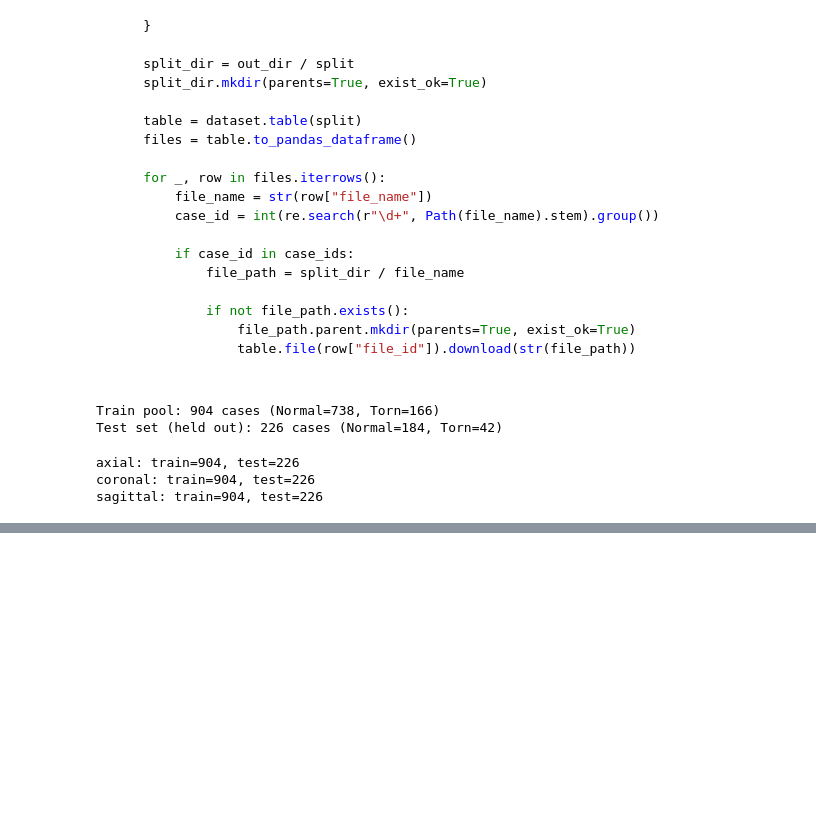
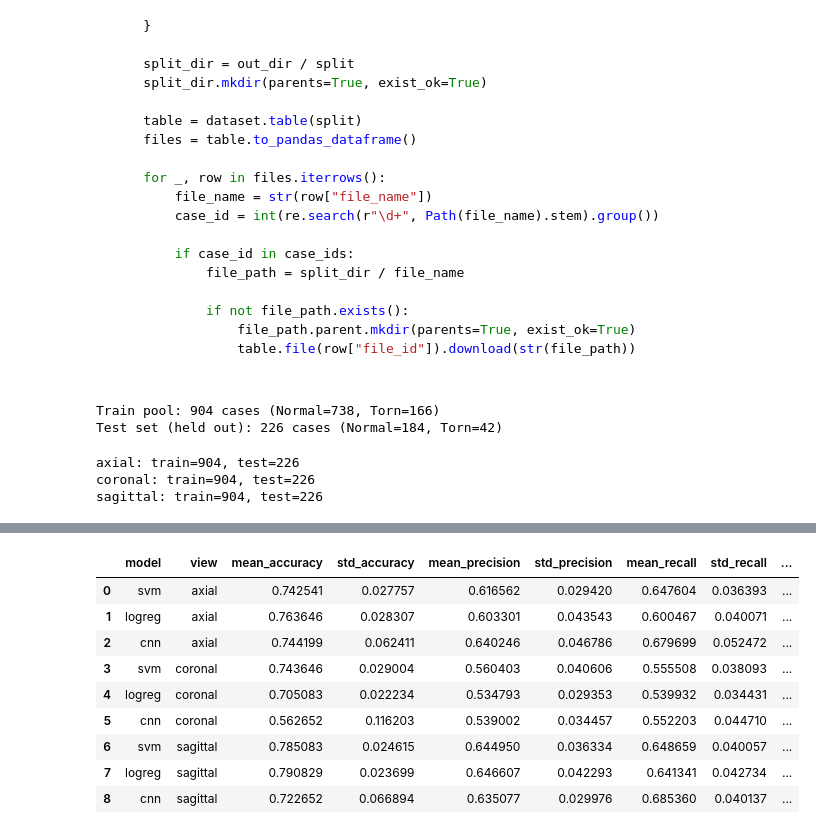
Before and after one commit to neelkapoor0/ACLInjuryDetection, a Jupyter notebook: main.ipynb, the cells around one changed output, grey strips where cells are left out. Saved outputs shown, nothing was run; the diff lists cells and outputs as text; code cells hidden in the pictures; blank space fills up the shorter version.

Commit message:
50 fold

```diff
--- a/main.ipynb
+++ b/main.ipynb
@@ -116,11 +114,12 @@ for name, ids in [
 Train pool: 904 cases (Normal=738, Torn=166)
 Test set (held out): 226 cases (Normal=184, Torn=42)
 # %%
-#Preprocessing: center slice -> resize -> grayscale -> normalize to [0,1]
+# Preprocessing: center slice -> grayscale -> 64x64 -> [0, 1]
 
 IMG_SIZE = (64, 64)
 
 def load_center_slice(path):
+    """Middle slice of an MRI volume as a 64x64 grayscale image."""
     volume = np.load(path, allow_pickle=True)
     center = volume[volume.shape[0] // 2] if volume.ndim == 3 else volume
     if center.ndim == 3:
@@ -128,7 +127,7 @@ def load_center_slice(path):
     return resize(center, IMG_SIZE, anti_aliasing=True).astype(np.float32)
 
 def build_arrays(view, case_ids):
-    """Case IDs -> (images, labels) for one view."""
+    """(images, labels) for one view, sorted by case ID."""
     paths = {first_int(p.stem): p for p in paths_for_view(view)}
     ids = sorted(case_ids)
     images = np.stack([load_center_slice(paths[c]) for c in ids])
@@ -266,28 +231,7 @@ for view in VIEWS:
 # %%
-# Repeated random 80/20 holdout validation (Monte Carlo CV), 10 repeats
-#
-# The previous version used StratifiedKFold with n_splits=10, which PARTITIONS the 904-case
-# train pool into 10 fixed folds of ~90 cases each and validates on one fold at a time. That
-# shrinks every validation set to ~10% of the pool (~16 Torn cases), which is why fold accuracy
-# swung so much. Instead, each of the 10 repeats below draws a FRESH stratified 80/20 split
-# with its own seed, so every validation set is the full 20% (~181 cases, ~33 Torn) and the
-# repeats are independent resamples rather than a fixed partition. CNN repeats keep their full
-# per-epoch history (accuracy/val_accuracy/loss/val_loss) so we can plot them afterward.
-
-N_REPEATS = 10
-Path("optimized_models").mkdir(exist_ok=True)
-
-svm_hparams = {
-    "axial": {"C": 0.1, "kernel": "rbf", "gamma": "scale"},
-    "coronal": {"C": 0.1, "kernel": "rbf", "gamma": "scale"},
-    "sagittal": {"C": 1, "kernel": "rbf", "gamma": "scale"},
-}
-
-logreg_hparams = {
-    "axial": {"C": 0.1, "solver": "lbfgs"},
-    "coronal": {"C": 0.1, "solver": "lbfgs"},
-    "sagittal": {"C": 0.1, "solver": "lbfgs"},
-}
+# Monte Carlo CV: N_REPEATS fresh stratified 80/20 splits of the train pool.
+# Each validation set is ~181 cases (~33 Torn), larger and less noisy than 10-fold's ~90.
+# Repeat i uses seed SEED + i, so every model sees the same splits. Nothing is saved to disk.
 
 repeat_seeds = [SEED + i for i in range(N_REPEATS)]
 
@@ -298,7 +242,7 @@ for view in VIEWS:
 
     X_train, y_train = view_data[view]["train"]
 
-    X_flat = X_train.reshape(len(X_train), -1)
+    X_flat = X_train.reshape(len(X_train), -1)  # (n, 4096) for SVM/LogReg
     all_idx = np.arange(len(y_train))
 
     # SVM + Logistic Regression
@@ -328,6 +272,7 @@ for view in VIEWS:
                 accuracy_score(y_train[val_idx], pred)
             )
 
+            # Macro averaging weights Normal and Torn equally
             prec, rec, f1, _ = precision_recall_fscore_support(
                 y_train[val_idx],
                 pred,
@@ -336,15 +281,6 @@ for view in VIEWS:
             repeat_precs.append(prec)
             repeat_recs.append(rec)
             repeat_f1s.append(f1)
-
-        # Refit on the whole train pool - this is the model that actually gets saved/deployed.
-        final_model = build_fn(**params)
-        final_model.fit(X_flat, y_train)
-
-        joblib.dump(
-            final_model,
-            f"optimized_models/{name}_{view}.joblib"
-        )
 
         results.append({
             "model": name,
@@ -364,7 +300,7 @@ for view in VIEWS:
         })
 
     # CNN
-    X_train_cnn = X_train[..., np.newaxis]
+    X_train_cnn = X_train[..., np.newaxis]  # add channel dim: (n, 64, 64, 1)
 
     lr = cnn_learning_rates[view]
 
@@ -386,6 +322,7 @@ for view in VIEWS:
             learning_rate=lr
         )
 
+        # Class weights from this repeat's training labels only
         repeat_cw = compute_class_weight(
             class_weight="balanced",
             classes=np.array([0, 1]),
@@ -396,14 +333,16 @@ for view in VIEWS:
         history = model.fit(
             X_train_cnn[tr_idx],
             y_train[tr_idx],
-            epochs=8,
-            batch_size=16,
+            epochs=CNN_EPOCHS,
+            batch_size=CNN_BATCH_SIZE,
             verbose=0,
             validation_data=(X_train_cnn[val_idx], y_train[val_idx]),
             class_weight=repeat_class_weight
         )
 
-        repeat_histories.append(history.history)
+        repeat_histories.append(history.history)  # per-epoch metrics for the plots/CSV
+
+        # Threshold P(Torn) at 0.5
 
         pred = (
             model.predict(
@@ -426,33 +365,6 @@ for view in VIEWS:
         repeat_f1s.append(f1)
 
     cnn_repeat_histories[view] = repeat_histories
-
-    # Final CNN, fit on the whole 904-case train pool (no holdout) - this is the one that
-    # gets saved to disk for deployment.
-    final_model = build_cnn(
-        X_train_cnn.shape[1:],
-        learning_rate=lr
-    )
-
-    final_cw = compute_class_weight(
-        class_weight="balanced",
-        classes=np.array([0, 1]),
-        y=y_train
-    )
-    final_class_weight = {0: final_cw[0], 1: final_cw[1]}
-
-    final_model.fit(
-        X_train_cnn,
-        y_train,
-        epochs=16,
-        batch_size=32,
-        verbose=0,
-        class_weight=final_class_weight
-    )
-
-    final_model.save(
-        f"optimized_models/cnn_{view}.keras"
-    )
 
     results.append({
         "model": "cnn",
@@ -493,0 +407,10 @@ KeyboardInterrupt:
+|  | model | view | mean_accuracy | std_accuracy | mean_precision | std_precision | mean_recall | std_recall | ... |
+| 0 | svm | axial | 0.742541 | 0.027757 | 0.616562 | 0.029420 | 0.647604 | 0.036393 | ... |
+| 1 | logreg | axial | 0.763646 | 0.028307 | 0.603301 | 0.043543 | 0.600467 | 0.040071 | ... |
+| 2 | cnn | axial | 0.744199 | 0.062411 | 0.640246 | 0.046786 | 0.679699 | 0.052472 | ... |
+| 3 | svm | coronal | 0.743646 | 0.029004 | 0.560403 | 0.040606 | 0.555508 | 0.038093 | ... |
+| 4 | logreg | coronal | 0.705083 | 0.022234 | 0.534793 | 0.029353 | 0.539932 | 0.034431 | ... |
+| 5 | cnn | coronal | 0.562652 | 0.116203 | 0.539002 | 0.034457 | 0.552203 | 0.044710 | ... |
+| 6 | svm | sagittal | 0.785083 | 0.024615 | 0.644950 | 0.036334 | 0.648659 | 0.040057 | ... |
+| 7 | logreg | sagittal | 0.790829 | 0.023699 | 0.646607 | 0.042293 | 0.641341 | 0.042734 | ... |
+| 8 | cnn | sagittal | 0.722652 | 0.066894 | 0.635077 | 0.029976 | 0.685360 | 0.040137 | ... |
```
Also changed, not shown: parts of 11 cells of this notebook, 8 other files.
